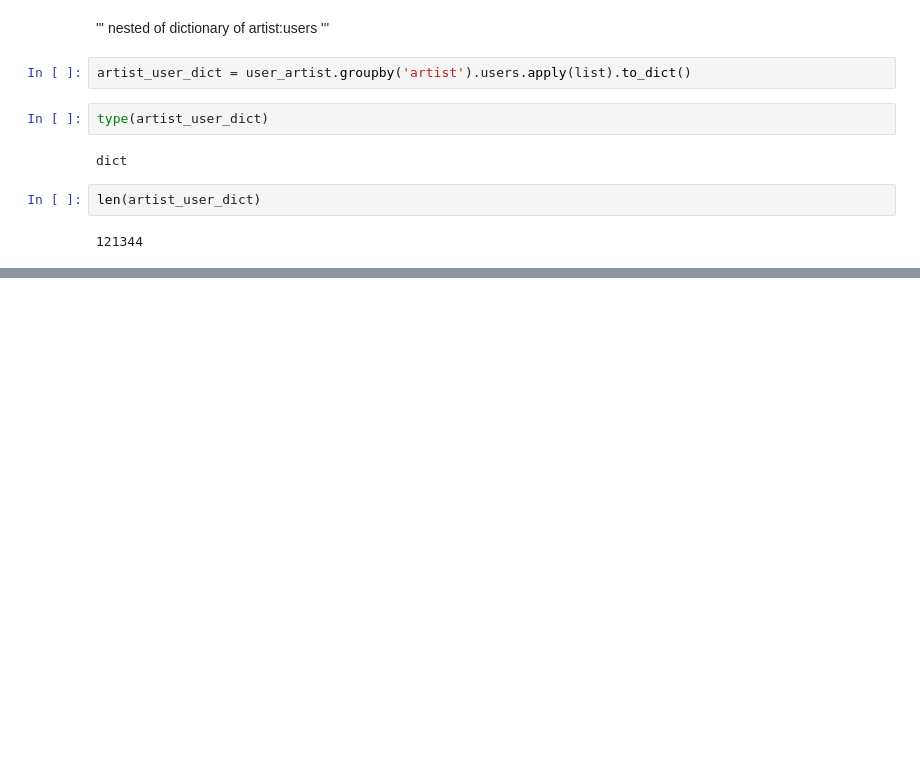
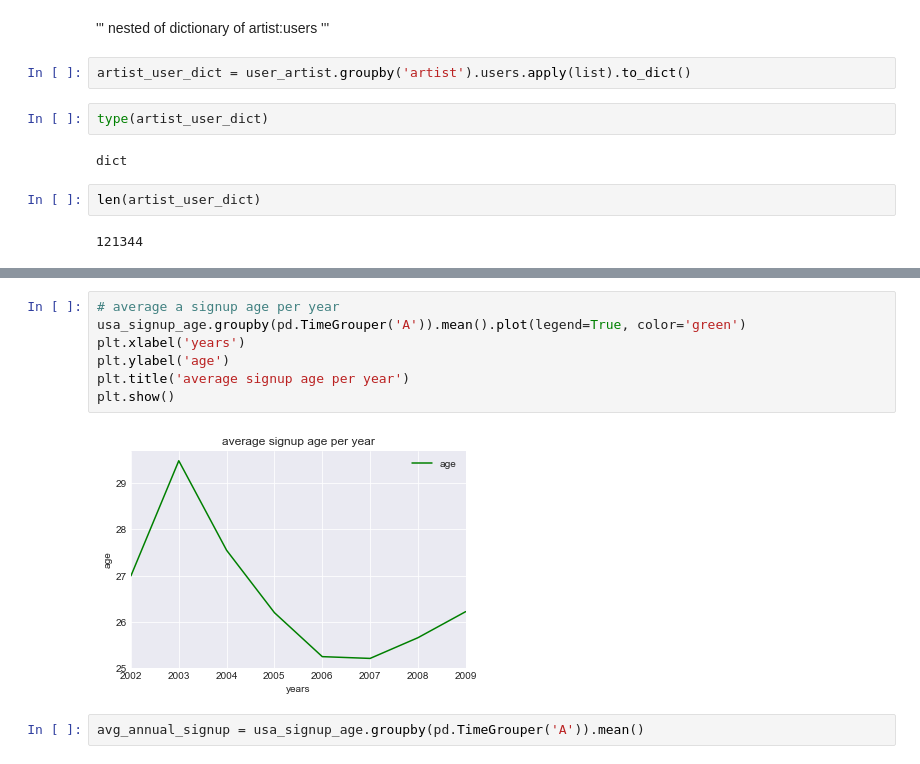
Before and after one commit to nicholas-taub/music_recommendation_system, a Jupyter notebook: clean_music_data.ipynb, the cells around one changed output, grey strips where cells are left out. Saved outputs shown, nothing was run; the diff lists cells and outputs as text; blank space fills up the shorter version.

```diff
--- a/clean_music_data.ipynb
+++ b/clean_music_data.ipynb
@@ -80,0 +145,11 @@ len(artist_user_dict)
+# %%
+# average a signup age per year
+usa_signup_age.groupby(pd.TimeGrouper('A')).mean().plot(legend=True, color='green')
+plt.xlabel('years')
+plt.ylabel('age')
+plt.title('average signup age per year')
+plt.show()
+# %% [output]
+[figure, added]
+# %%
+avg_annual_signup = usa_signup_age.groupby(pd.TimeGrouper('A')).mean()
```
Also changed, not shown: parts of 17 cells of this notebook.
